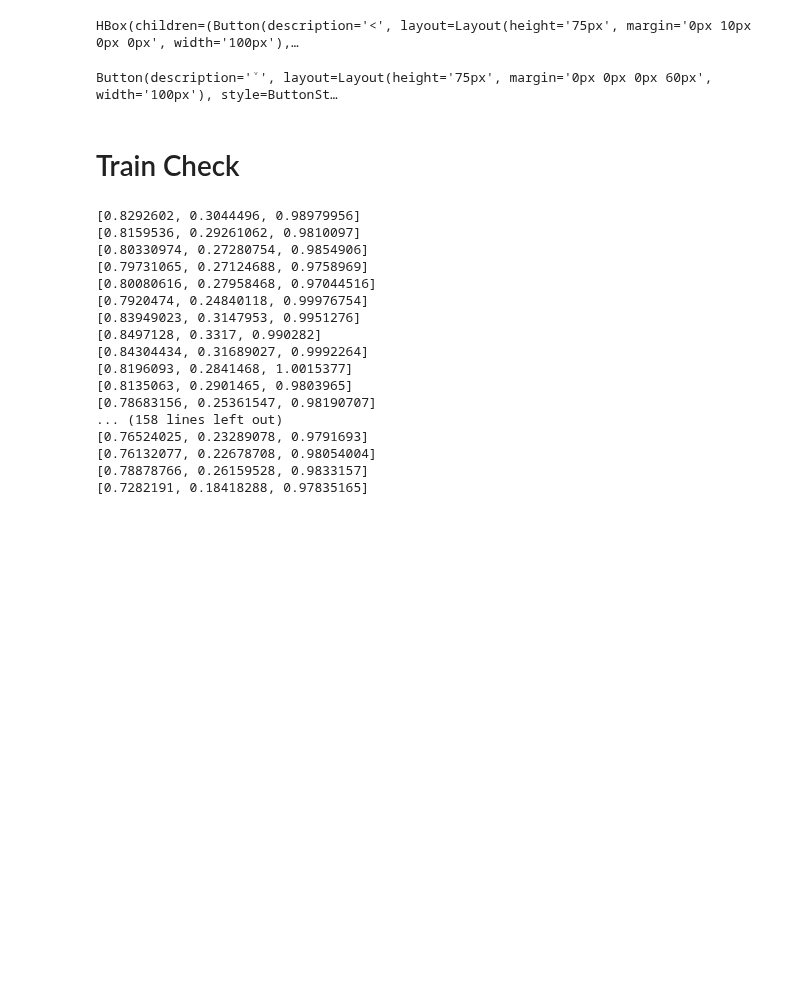
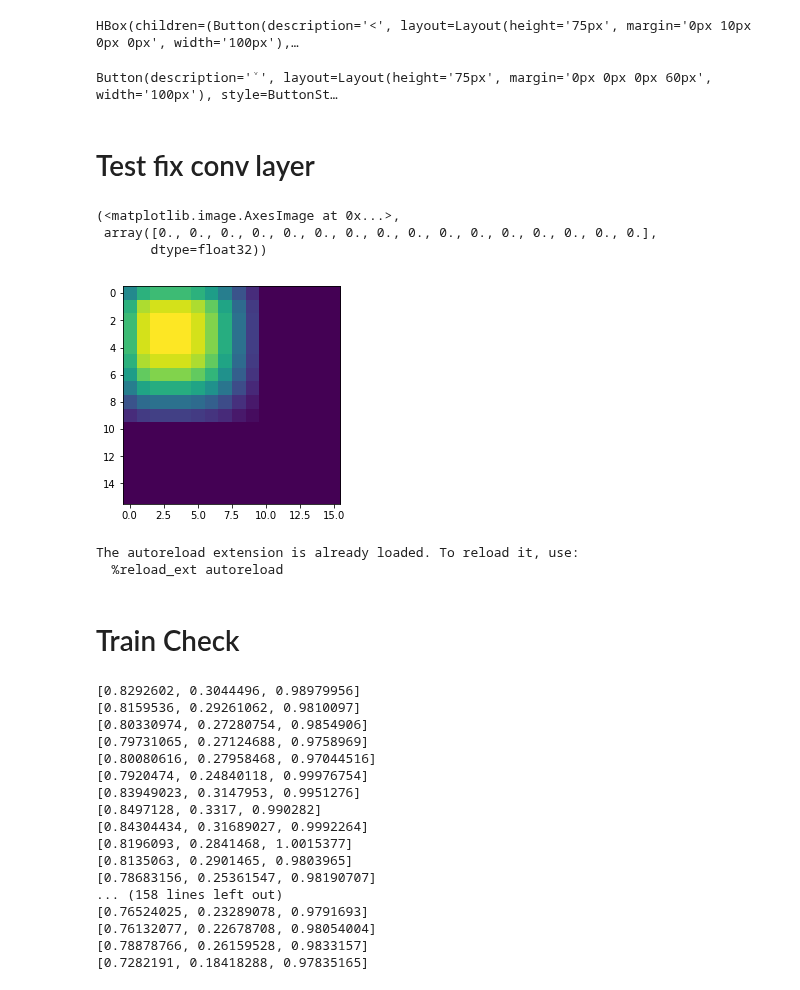
Before and after one commit to JunkyByte/alphabot, a Jupyter notebook: alphabot_notebook.ipynb, the cells around one changed output. Saved outputs shown, nothing was run; the diff lists cells and outputs as text; code cells hidden in the pictures; blank space fills up the shorter version.

```diff
--- a/alphabot_notebook.ipynb
+++ b/alphabot_notebook.ipynb
@@ -778,6 +596,58 @@ def step(human_action):
     print([d for d in zip(game.dir_name.values(), np.around(policy, 2))], value, steps_done)
 
     return s, game.game_ended()
+# %% [markdown]
+# Test fix conv layer
+# %%
+inp = alphabot.input
+
+out = Conv2D(75, kernel_size=(4,4), strides=(1, 1),
+             kernel_initializer='ones', padding='same', use_bias=False)(inp)
+out = BatchNormalization()(out)
+conv1 = Activation('relu')(out)
+
+out = Conv2D(75, kernel_size=(4,4), strides=(1, 1),
+             kernel_initializer='ones', padding='same', use_bias=False)(conv1)
+out = BatchNormalization()(out)
+out = Activation('relu')(out)
+
+out = ZeroConv()([conv1, out])
+
+out = Conv2D(75, kernel_size=(4,4), strides=(1, 1),
+             kernel_initializer='ones', padding='same', use_bias=False)(conv1)
+out = BatchNormalization()(out)
+out = Activation('relu')(out)
+
+out = ZeroConv()([conv1, out])
+
+out = Conv2D(75, kernel_size=(4,4), strides=(1, 1),
+             kernel_initializer='ones', padding='same', use_bias=False)(conv1)
+out = BatchNormalization()(out)
+out = Activation('relu')(out)
+
+out = ZeroConv()([conv1, out])
+
+mini_model = Model(inp, out)
+
+ones = np.ones((9, 9, 5)) # Is a 9x9 -> on a 16x16
+mapp = np.zeros((16, 16, 5))
+mapp[:ones.shape[0], :ones.shape[1]] = ones
+
+after_conv = mini_model.predict(mapp[np.newaxis])[0, ..., 0]
+
+plt.imshow(after_conv), after_conv[10, :]
+# %% [output]
+(<matplotlib.image.AxesImage at 0x...>,
+ array([0., 0., 0., 0., 0., 0., 0., 0., 0., 0., 0., 0., 0., 0., 0., 0.],
+       dtype=float32))
+[figure, added]
+# %%
+In [1]: %load_ext autoreload
+
+In [2]: %autoreload 2
+# %% [output]
+The autoreload extension is already loaded. To reload it, use:
+  %reload_ext autoreload
 # %% [markdown]
 # Train Check
 # %%
```
Also changed, not shown: parts of 16 cells of this notebook, 4 other files.
